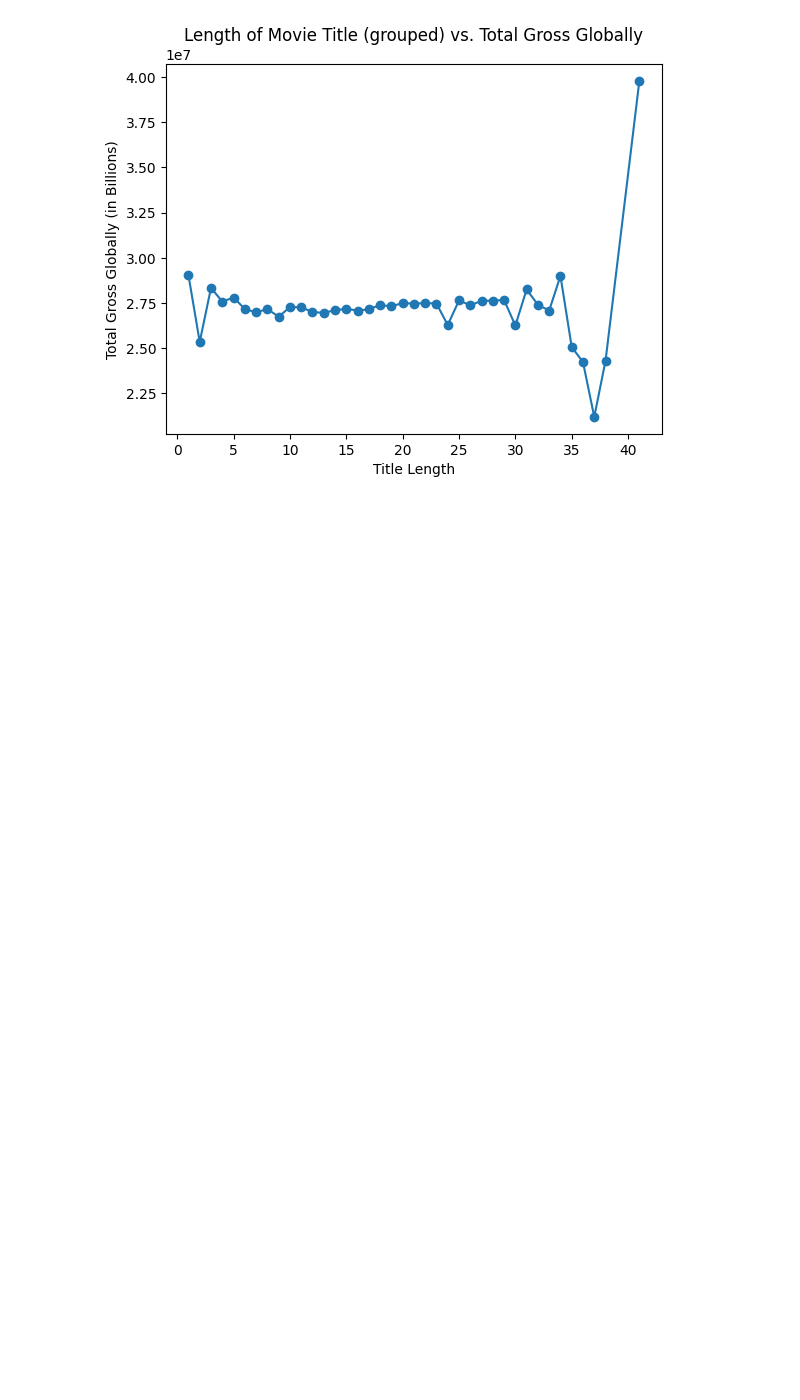
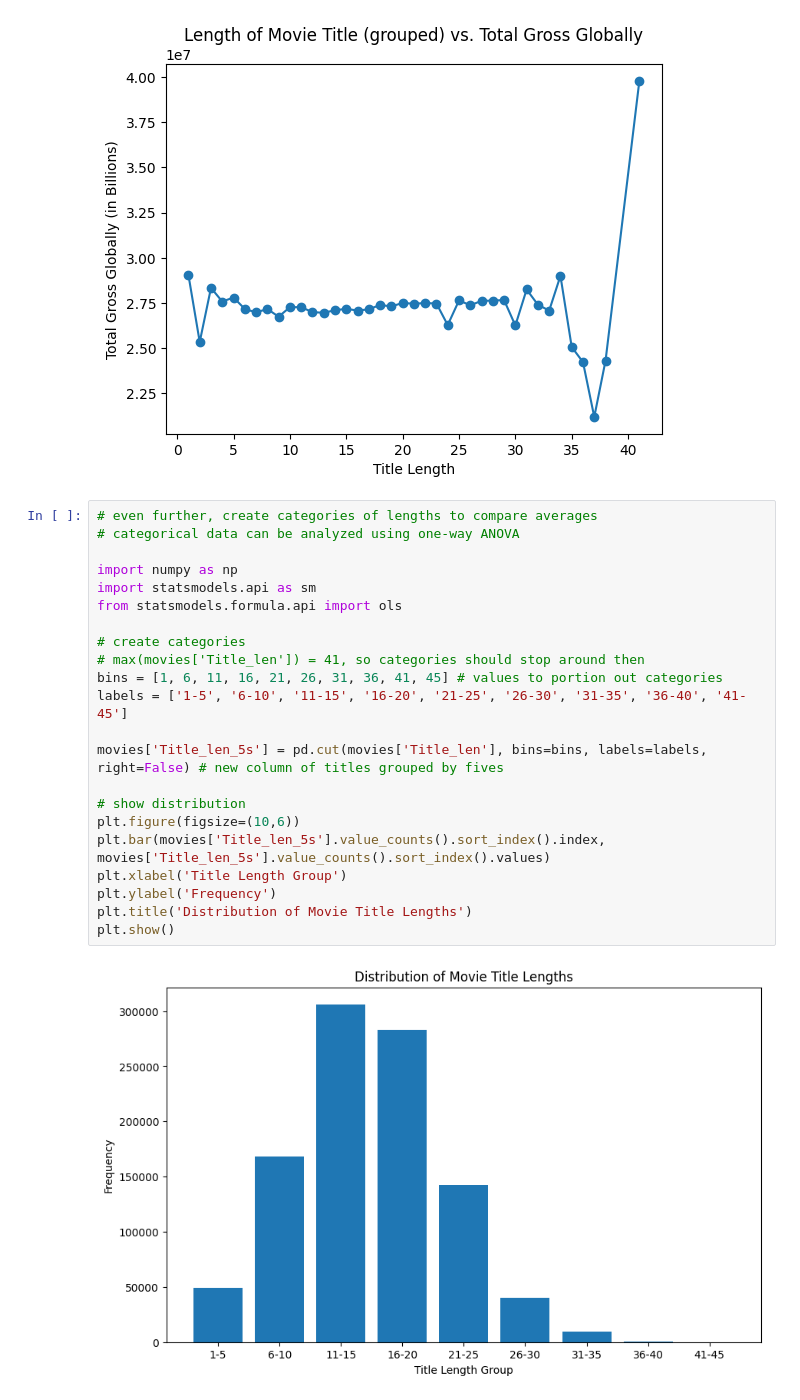
Before and after one commit to hasana1atwit/Movie-Analysis, a Jupyter notebook: Movie_Analysis.ipynb, the cells around one changed output. Saved outputs shown, nothing was run; the diff lists cells and outputs as text; blank space fills up the shorter version.

```diff
--- a/Movie_Analysis.ipynb
+++ b/Movie_Analysis.ipynb
@@ -124,3 +124,27 @@ plt.ylabel('Total Gross Globally (in Billions)')
 plt.show()
 # %% [output]
 [figure]
+# %%
+# even further, create categories of lengths to compare averages
+# categorical data can be analyzed using one-way ANOVA
+
+import numpy as np
+import statsmodels.api as sm
+from statsmodels.formula.api import ols
+
+# create categories
+# max(movies['Title_len']) = 41, so categories should stop around then
+bins = [1, 6, 11, 16, 21, 26, 31, 36, 41, 45] # values to portion out categories
+labels = ['1-5', '6-10', '11-15', '16-20', '21-25', '26-30', '31-35', '36-40', '41-45']
+
+movies['Title_len_5s'] = pd.cut(movies['Title_len'], bins=bins, labels=labels, right=False) # new column of titles grouped by fives
+
+# show distribution
+plt.figure(figsize=(10,6))
+plt.bar(movies['Title_len_5s'].value_counts().sort_index().index, movies['Title_len_5s'].value_counts().sort_index().values)
+plt.xlabel('Title Length Group')
+plt.ylabel('Frequency')
+plt.title('Distribution of Movie Title Lengths')
+plt.show()
+# %% [output]
+[figure, added]
```
Also changed, not shown: parts of 2 cells of this notebook.
